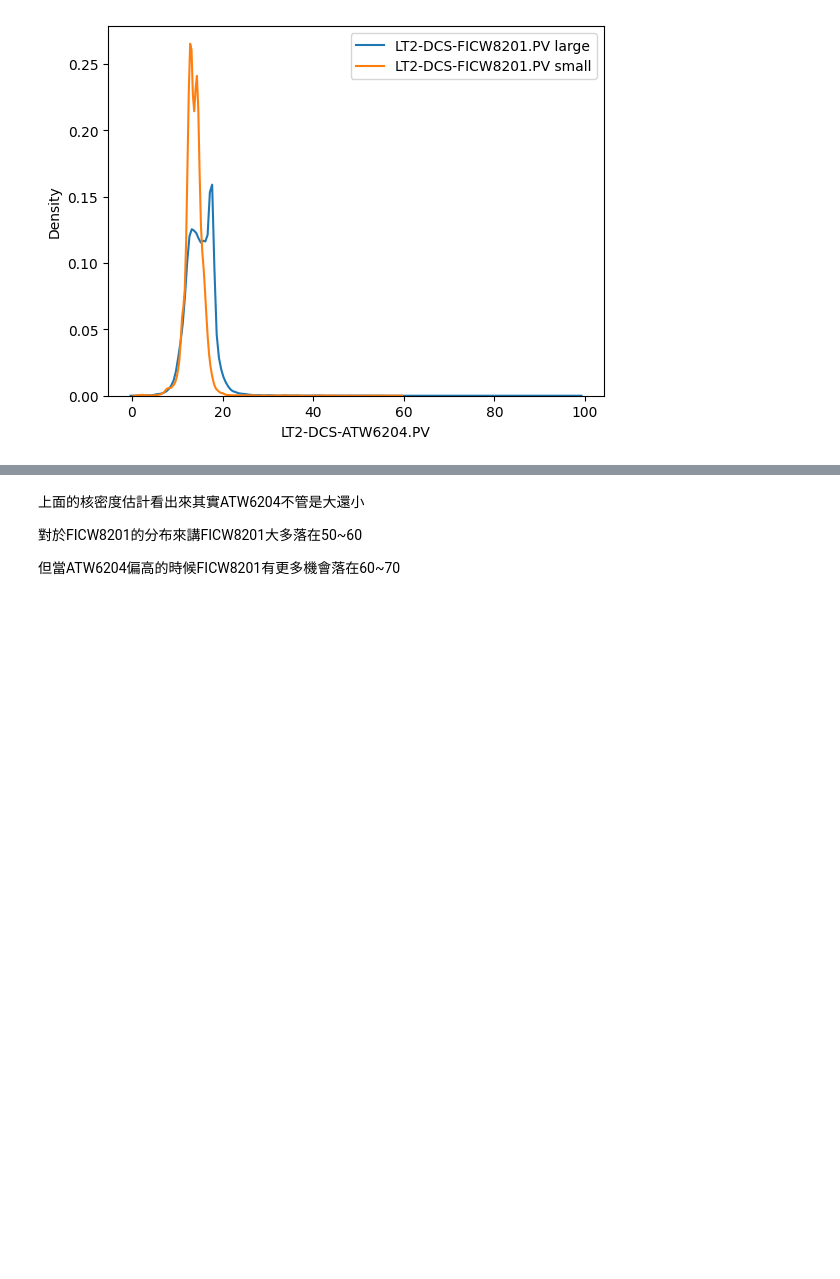
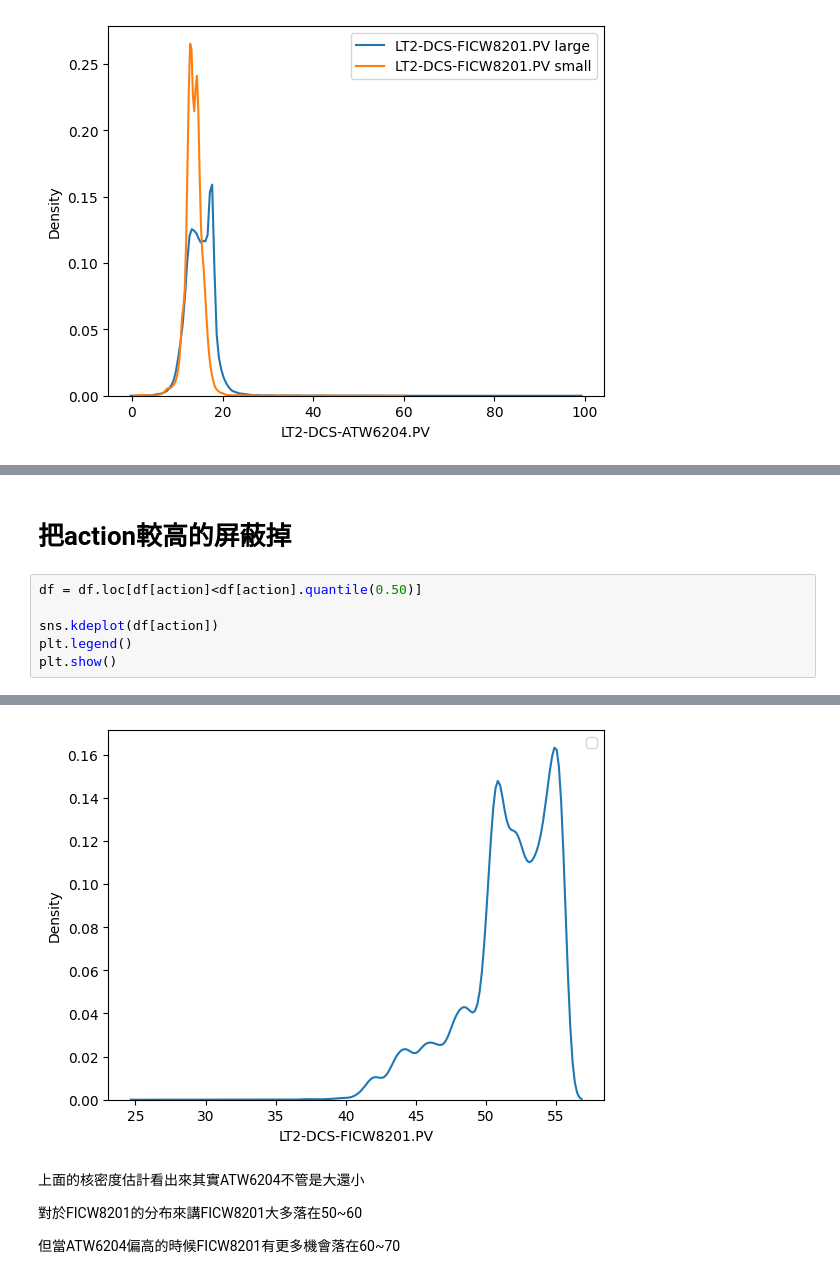
Before and after one commit to skywalker0803r/SCR, a Jupyter notebook: create_data.ipynb, the cells around one changed output, grey strips where cells are left out. Drawn from its saved outputs; the diff is of its cells as text; blank space fills up the shorter version.

```diff
--- a/create_data.ipynb
+++ b/create_data.ipynb
@@ -175,0 +188,9 @@ plt.show()
+# %% [markdown]
+# 把action較高的屏蔽掉
+# %%
+df = df.loc[df[action]<df[action].quantile(0.50)]
+
+sns.kdeplot(df[action])
+plt.legend()
+plt.show()
+# %% [output]
@@ -176,3 +198,4 @@ plt.show()
+[figure, added]
 # %% [markdown]
 上面的核密度估計看出來其實ATW6204不管是大還小
 
```
Also changed, not shown: parts of 16 cells of this notebook.
